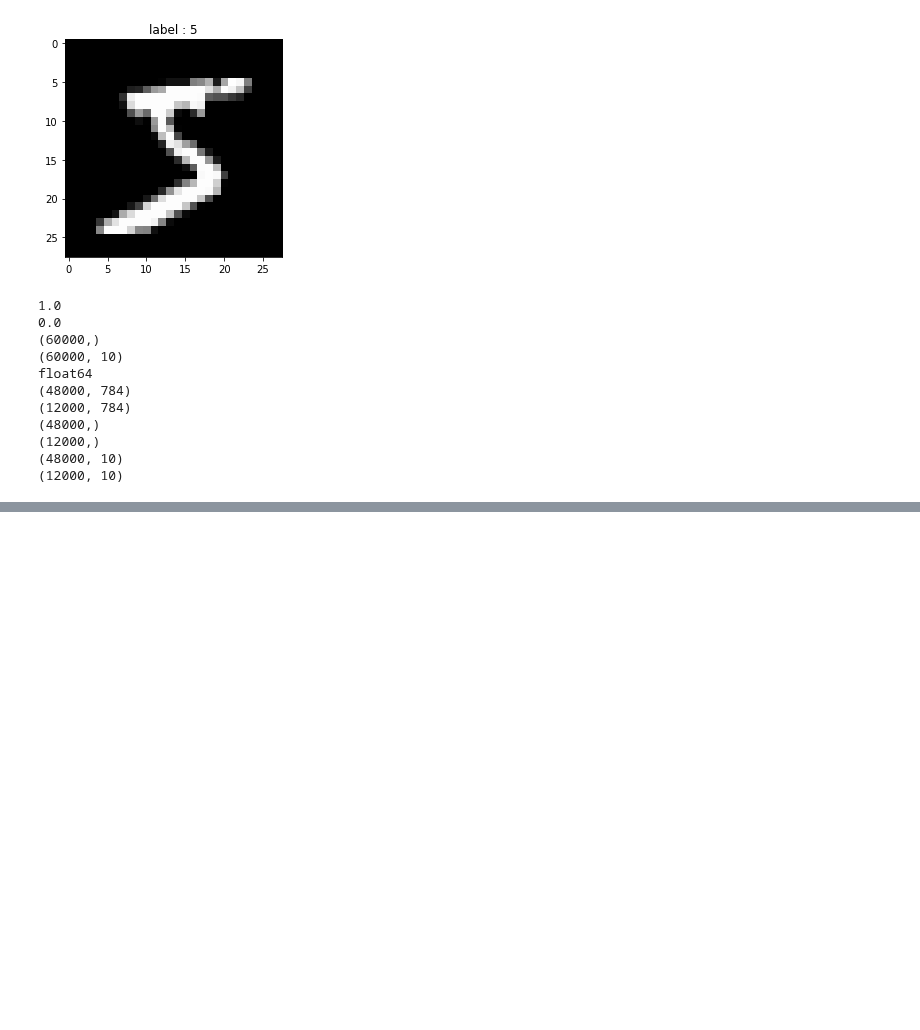
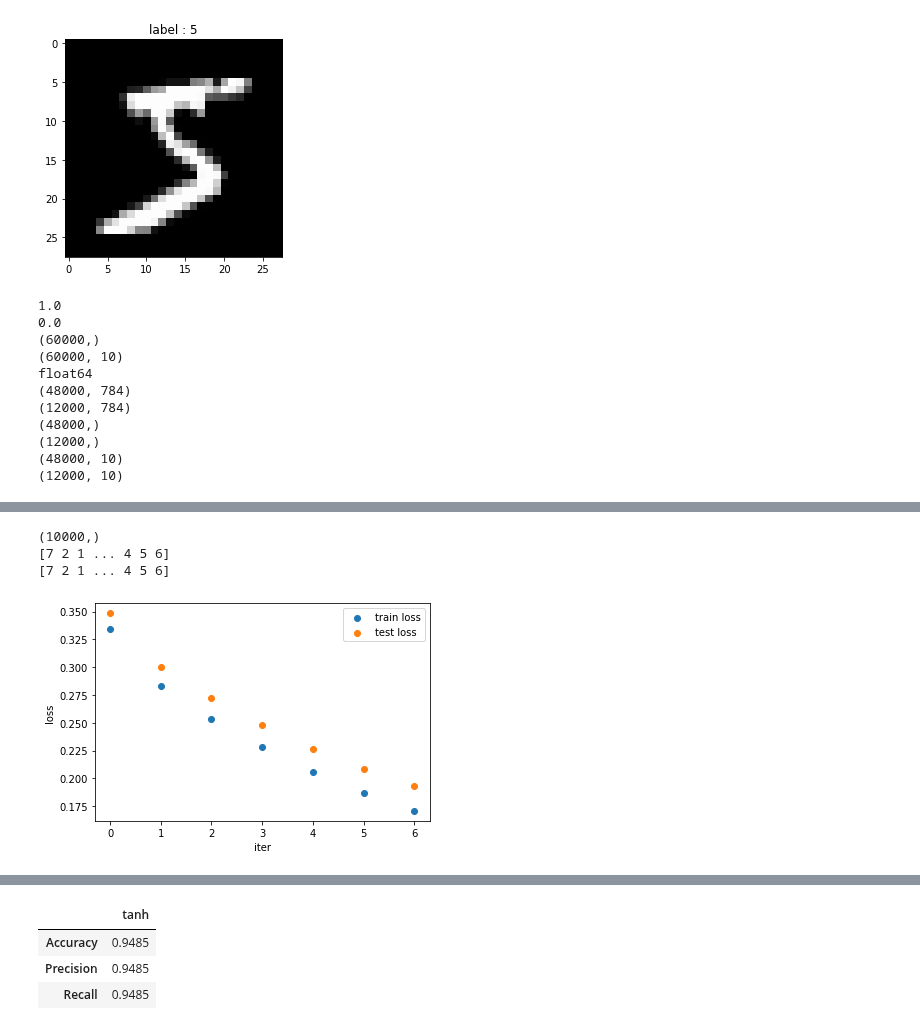
Before and after one commit to yutoJ/ml-learning, a Jupyter notebook: scratch_dnn.ipynb, the cells around one changed output, grey strips where cells are left out. Cells and saved outputs as stored; diff of their text form; code cells hidden in the pictures; blank space fills up the shorter version.

```diff
--- a/scratch_dnn.ipynb
+++ b/scratch_dnn.ipynb
@@ -141,7 +141,7 @@ from sklearn.metrics import recall_score
 
 # scoreまとめ表示
 def eval_accuracy(model, X_test, y_test, model_name):
-    pred_y = snn_tanh.predict(X_test)
+    pred_y = model.predict(X_test)
     nn_result = pd.DataFrame(
         [accuracy_score(y_test, pred_y), precision_score(y_test, pred_y, average='micro'), recall_score(y_test, pred_y, average='micro')],
         index=['Accuracy', 'Precision', 'Recall'],
@@ -434,0 +622,18 @@ class SGD:
+# %%
+%%time
+# 問題9
+# 活性関数Tanh, ada_gradがFalseの場合
+dnn = ScratchDynamicLayerDNNClassifier(epoch = 7, ada_grad = False, verbose=False)
+dnn.fit(X_train, y_train, X_val, y_val)
+pred_y_test = dnn.predict(X_test)
+print(pred_y_test.shape)
+print(pred_y_test)
+print(y_test)
+display_loss_graph(dnn)
+dnn_tanh_result = eval_accuracy(dnn, X_test, y_test, "tanh")
+dnn_tanh_result
+# %% [output]
+(10000,)
+[7 2 1 ... 4 5 6]
+[7 2 1 ... 4 5 6]
+[figure, added]
@@ -434,0 +642,4 @@ class SGD:
+|  | tanh |
+| Accuracy | 0.9485 |
+| Precision | 0.9485 |
+| Recall | 0.9485 |
```
Also changed, not shown: parts of 14 cells of this notebook.
